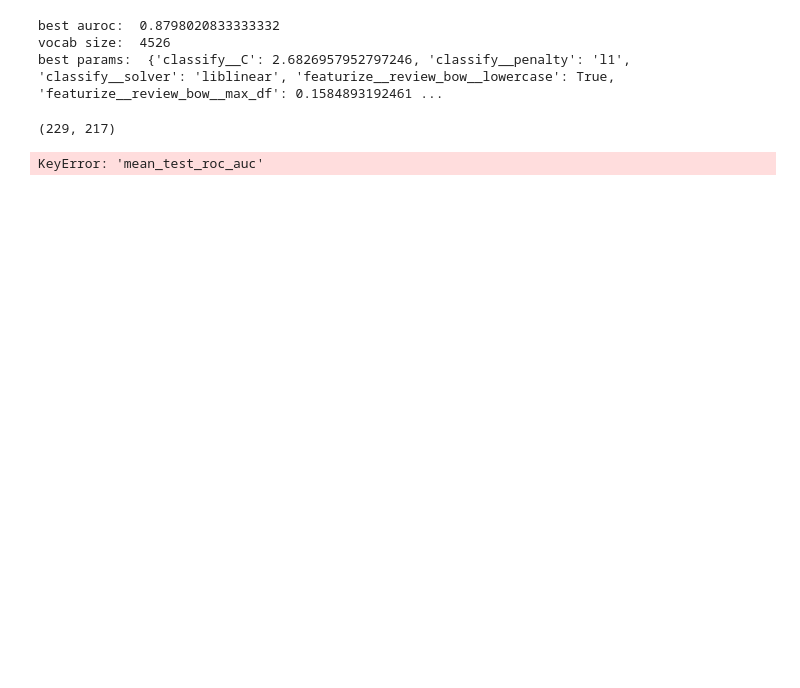
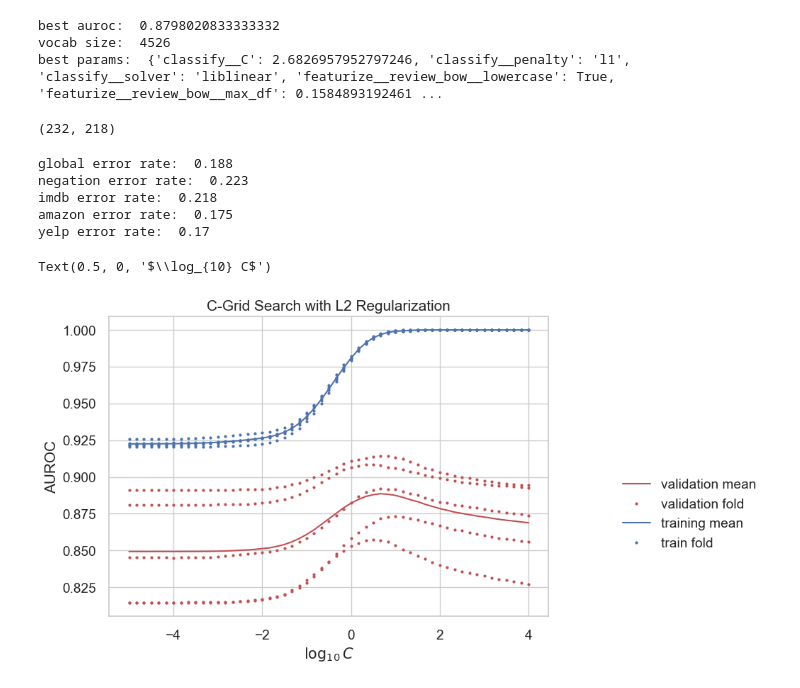
Before and after one commit to jmkeusch/cs135_proja, a Jupyter notebook: problem2_figures.ipynb, the cells around one changed output. Cells and saved outputs as stored; diff of their text form; code cells hidden in the pictures; blank space fills up the shorter version.

Commit message:
problem2 figures

```diff
--- a/problem2_figures.ipynb
+++ b/problem2_figures.ipynb
@@ -46,7 +46,8 @@ vocab size:  4526
 best params:  {'classify__C': 10.0, 'featurize__review_bow__lowercase': True, 'featurize__review_bow__max_df': 0.15848931924611143, 'featurize__review_bow__min_df': 1, 'featurize__review_bow__strip_ac ...
 # %%
 param_grid_l2 = {k: [v] for k, v in search.best_params_.items()}
-param_grid_l2['classify__C'] = np.logspace(-5, 4, 19)
+param_grid_l2_c = np.logspace(-5, 4, 55)
+param_grid_l2['classify__C'] = param_grid_l2_c
 search_l2 = grid_search(x_NC, y_N, param_grid_l2, return_train_score=True)
 # %%
 print("best auroc: ", search_l2.best_score_)
@@ -95,6 +97,6 @@ for tix, vix in StratifiedKFold(n_splits=5).split(x_NC, y_N):
 errs = errs.astype({'true_sentiment_positive': int, 'predicted_sentiment_positive': int})
 (cv_fp, cv_fn)
 # %% [output]
-(229, 217)
+(232, 218)
 # %%
 errs.to_csv('./problem2_best_cv_errors.csv')
@@ -101,26 +108,45 @@ errs.to_csv('./problem2_best_cv_errors.csv')
+# %%
+print('global error rate: ', np.round(errs.shape[0] / x_NC.shape[0], 3))
+negation_error_rate = error_rate(lambda df: df.text.str.contains(r"\bnot\b|n't\b"))
+print('negation error rate: ', np.round(negation_error_rate, 3))
+
+imdb_error_rate = error_rate(lambda df: df.website_name == 'imdb')
+print('imdb error rate: ', np.round(imdb_error_rate, 3))
+
+amazon_error_rate = error_rate(lambda df: df.website_name == 'amazon')
+print('amazon error rate: ', np.round(amazon_error_rate, 3))
+
+yelp_error_rate = error_rate(lambda df: df.website_name == 'yelp')
+print('yelp error rate: ', np.round(yelp_error_rate, 3))
+# %% [output]
+global error rate:  0.188
+negation error rate:  0.223
+imdb error rate:  0.218
+amazon error rate:  0.175
+yelp error rate:  0.17
 # %%
 # first line: data points along C values for train performance
 # second line: data points along C values for mean validation performance
 
-c_grid_log = np.log10(PARAM_GRID['classify__C'])
-val_performance = search.cv_results_['mean_test_roc_auc']
-train_performance = search.cv_results_['mean_train_roc_auc']
+c_grid_log = np.log10(param_grid_l2_c)
+val_performance = search_l2.cv_results_['mean_test_score']
+train_performance = search_l2.cv_results_['mean_train_score']
 
-val_all_folds_performance = np.transpose([search.cv_results_[f'split{k}_test_roc_auc'] for k in range(5)])
-train_all_folds_performance = np.transpose([search.cv_results_[f'split{k}_train_roc_auc'] for k in range(5)])
+val_all_folds_performance = np.transpose([search_l2.cv_results_[f'split{k}_test_score'] for k in range(5)])
+train_all_folds_performance = np.transpose([search_l2.cv_results_[f'split{k}_train_score'] for k in range(5)])
 
-# TODO: make legend explicit so we can avoid duplicate labels
-plt.title('C-Grid Hyperparameter Search')
+plt.title('C-Grid Search with L2 Regularization')
 plt.plot(c_grid_log, val_performance, 'r-', label='validation mean')
 plt.plot(c_grid_log, val_all_folds_performance, 'r.', label='validation fold')
 plt.plot(c_grid_log, train_performance, 'b-', label='training mean')
 plt.plot(c_grid_log, train_all_folds_performance, 'b.', label='train fold')
 
 handles, labels = plt.gca().get_legend_handles_labels()
 by_label = dict(zip(labels, handles))
 plt.legend(by_label.values(), by_label.keys(), bbox_to_anchor=(1.5, 0.5))
 
 plt.ylabel('AUROC')
 plt.xlabel('$\log_{10} C$')
 # %% [output]
-KeyError: 'mean_test_roc_auc'
+Text(0.5, 0, '$\\log_{10} C$')
+[figure, added]
```
Also changed, not shown: parts of 4 cells of this notebook, 2 other files.
